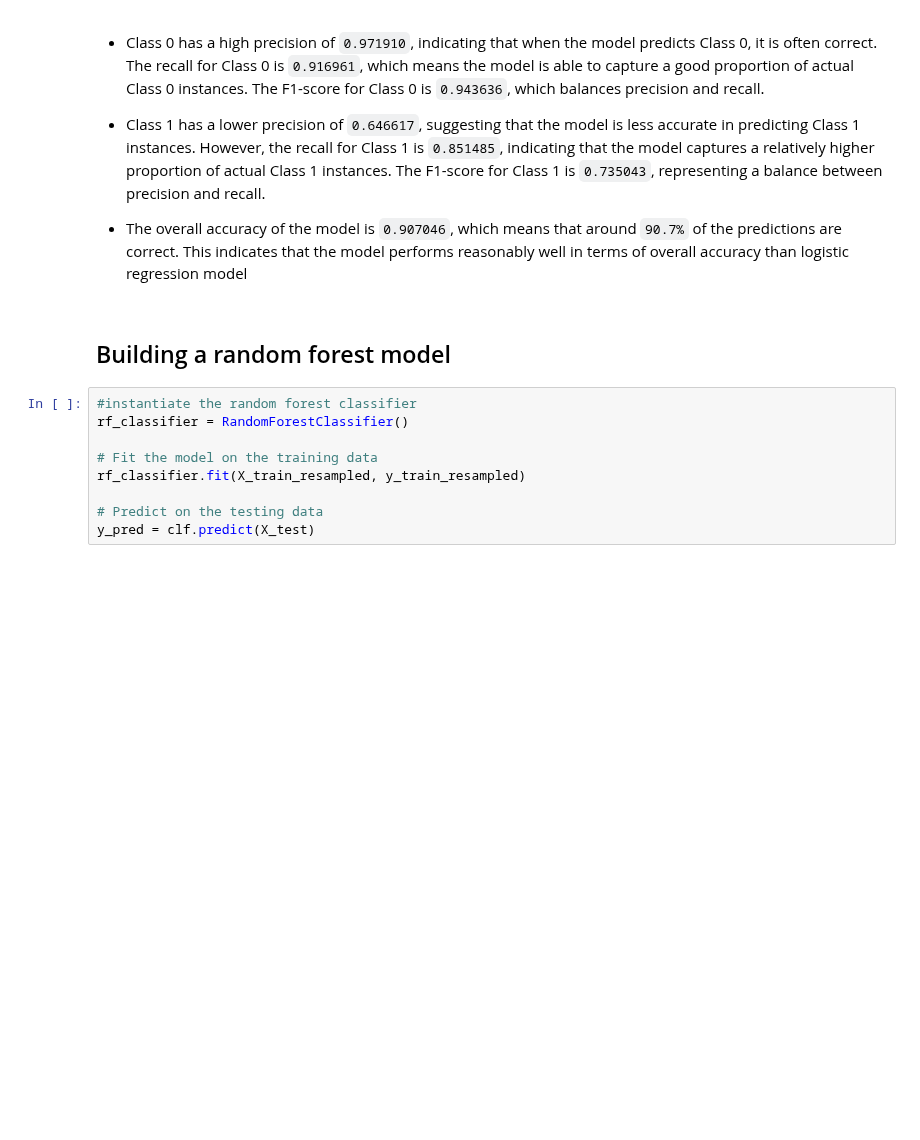
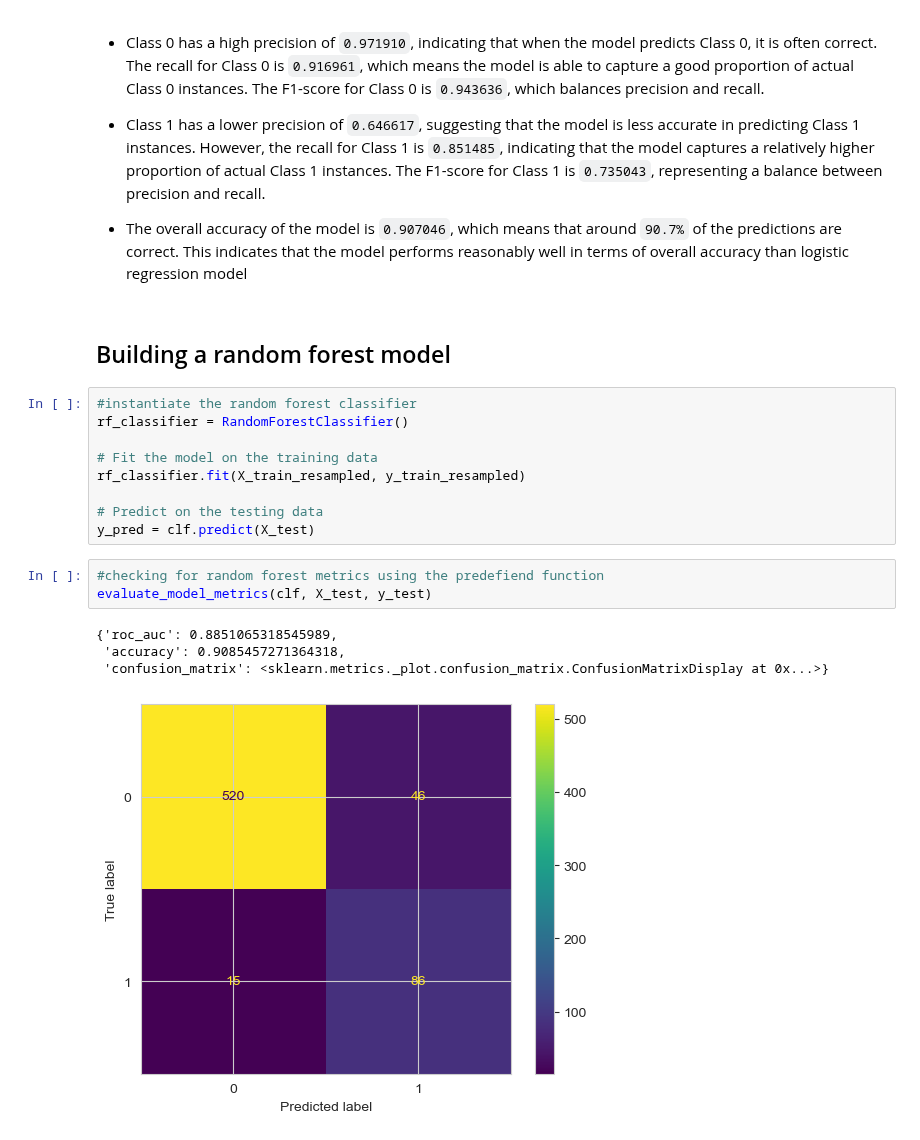
Before and after one commit to nelkemboi/dsc-phase-3-project-v2-3, a Jupyter notebook: customerchurn.ipynb, the cells around one changed output. Drawn from its saved outputs; the diff is of its cells as text; blank space fills up the shorter version.

Commit message:
random forest commit

```diff
--- a/customerchurn.ipynb
+++ b/customerchurn.ipynb
@@ -581,3 +581,11 @@ rf_classifier.fit(X_train_resampled, y_train_resampled)
 
 # Predict on the testing data
 y_pred = clf.predict(X_test)
+# %%
+#checking for random forest metrics using the predefiend function
+evaluate_model_metrics(clf, X_test, y_test)
+# %% [output]
+{'roc_auc': 0.8851065318545989,
+ 'accuracy': 0.9085457271364318,
+ 'confusion_matrix': <sklearn.metrics._plot.confusion_matrix.ConfusionMatrixDisplay at 0x...>}
+[figure, added]
```
Also changed, not shown: parts of 5 cells of this notebook.
